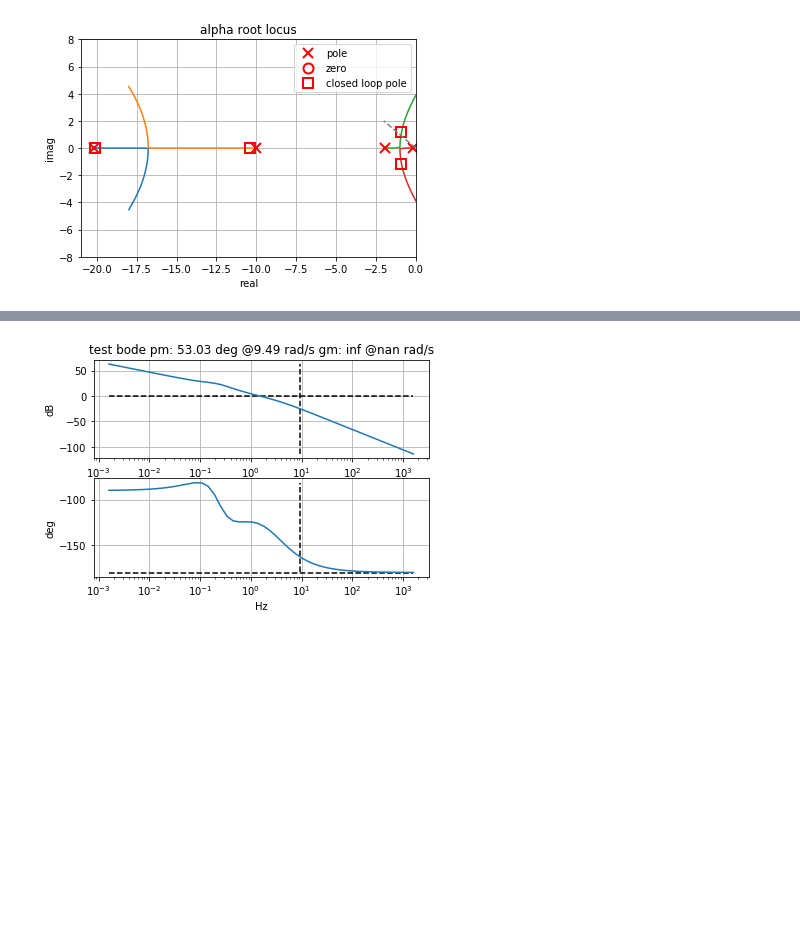
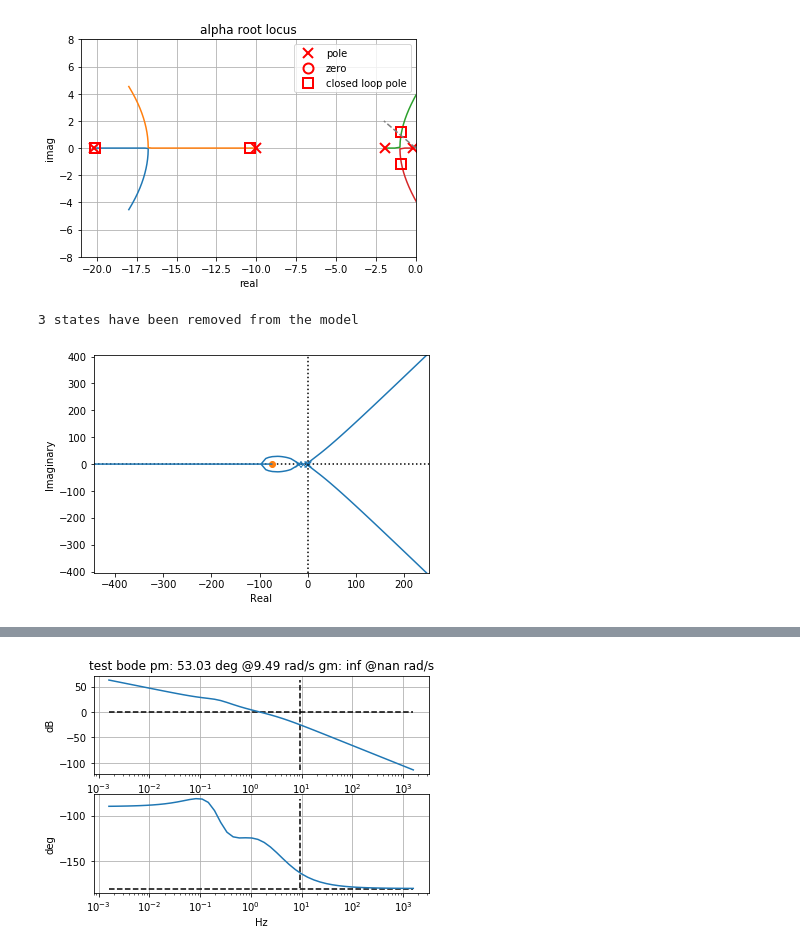
Before and after one commit to jgoppert/aae497-f19, a Jupyter notebook: lectures/2-F16-Intro-MODIFY.ipynb, the cells around one changed output, grey strips where cells are left out. Cells and saved outputs as stored; diff of their text form; code cells hidden in the pictures; blank space fills up the shorter version.

```diff
--- a/lectures/2-F16-Intro-MODIFY.ipynb
+++ b/lectures/2-F16-Intro-MODIFY.ipynb
@@ -101,6 +102,11 @@ plt.axis([-21, 0, -8, 8])
 3 states have been removed from the model
 [-21, 0, -8, 8]
 [figure]
+# %%
+control.rlocus(control.minreal(H*G));
+# %% [output]
+3 states have been removed from the model
+[figure, added]
 # %%
 plt.figure()
 sys3 = control.feedback(G, kalpha*(10/(s+10))*select(2, 0))
```
Also changed, not shown: parts of 7 cells of this notebook, 1 other file.
